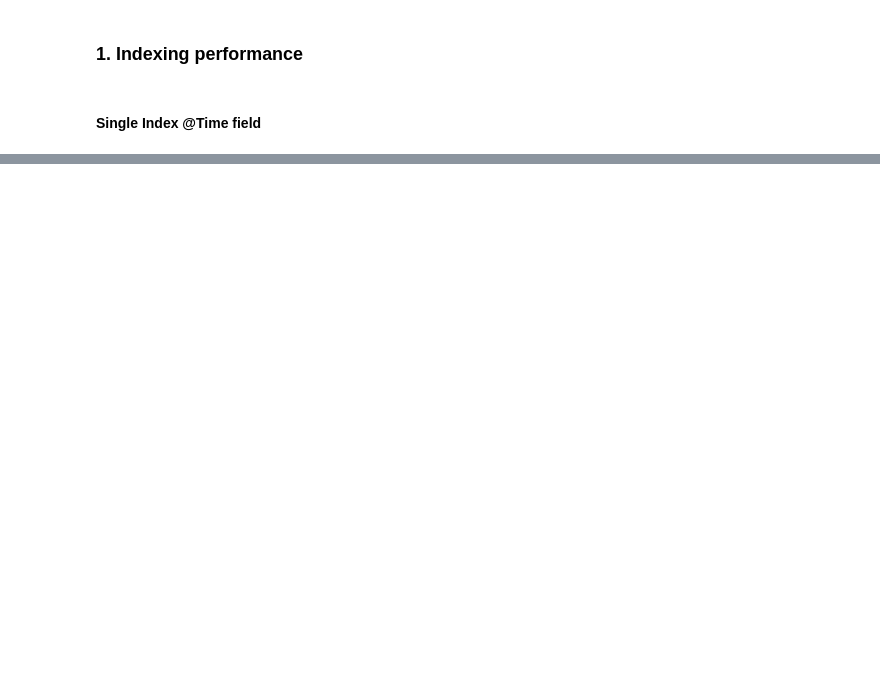
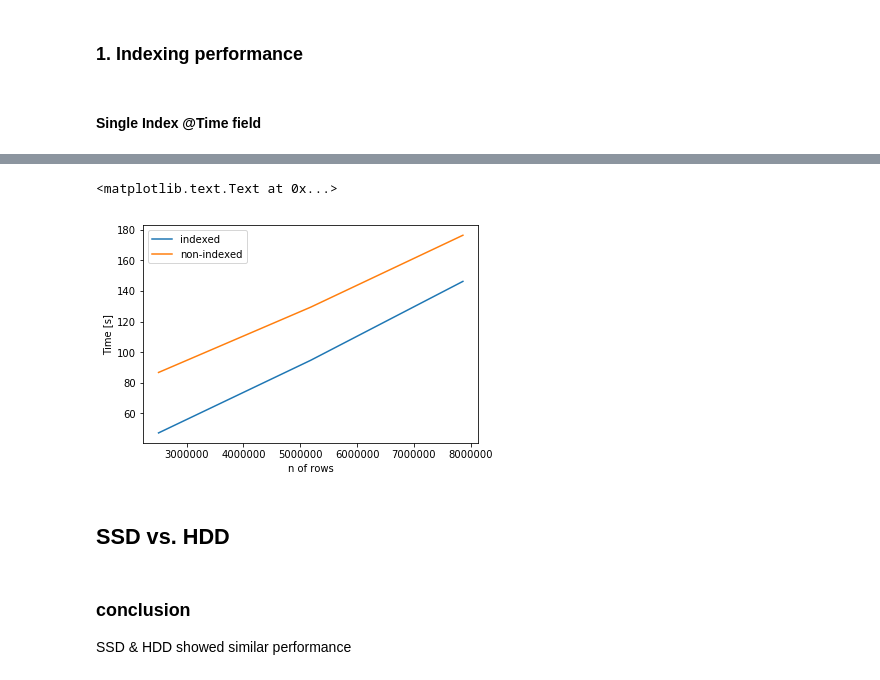
Before and after one commit to lch1000m/Code_Snippets, a Jupyter notebook: database/mongodb/MongoDB.ipynb, the cells around one changed output, grey strips where cells are left out. Cells and saved outputs as stored; diff of their text form; code cells hidden in the pictures; blank space fills up the shorter version.

```diff
--- a/database/mongodb/MongoDB.ipynb
+++ b/database/mongodb/MongoDB.ipynb
@@ -176,0 +275,18 @@ query_size : 786,2401
+# %%
+plt.plot(sample_size, io_indexed_time, label='indexed')
+plt.plot(sample_size, io_nonindexed_time, label='non-indexed')
+
+# plt.plot(users, time/users, label='normalizing time', color='r')
+
+plt.legend()
+plt.xlabel('n of rows')
+plt.ylabel('Time [s]')
+# %% [output]
+<matplotlib.text.Text at 0x...>
+[figure, added]
+# %% [markdown]
+<a id="ssd_hdd"></a>
+## SSD vs. HDD
+# %% [markdown]
+### conclusion
+SSD & HDD showed similar performance
```
Also changed, not shown: parts of 57 cells of this notebook, 4 other files.
